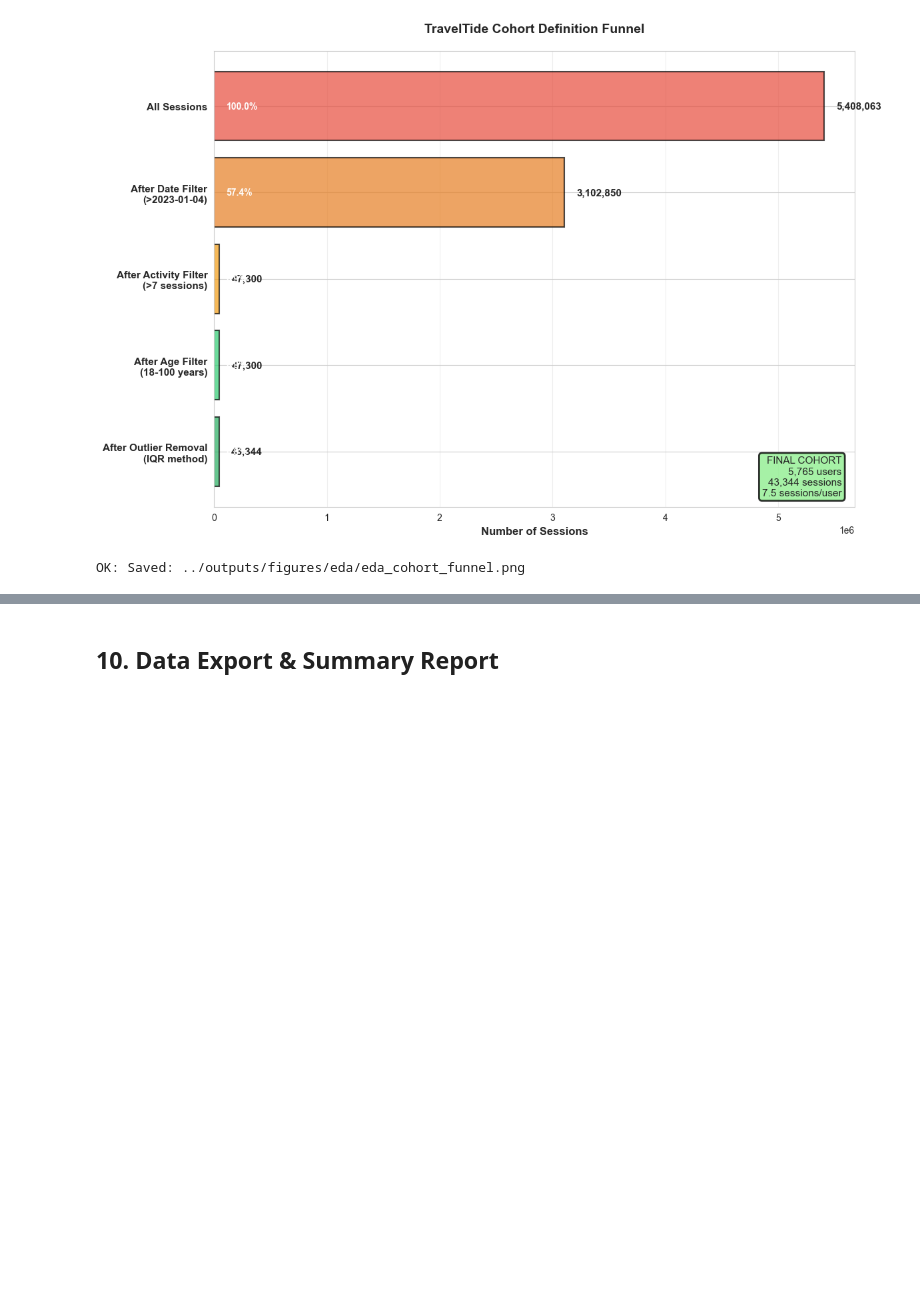
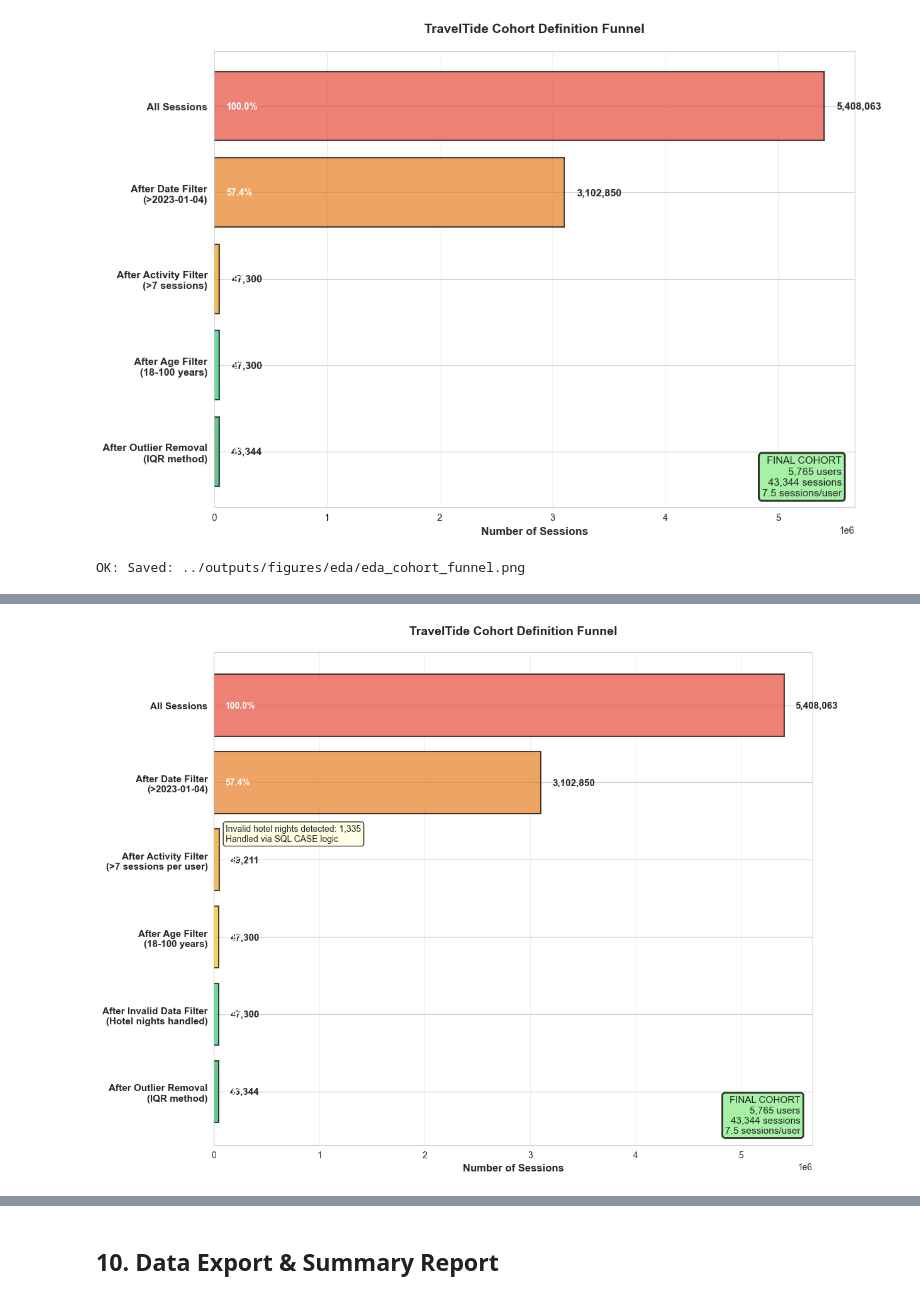
Before and after one commit to albertodiazdurana/TravelTide_Customer_Segmentation, a Jupyter notebook: notebooks/01_EDA_data_quality_cohort.ipynb, the cells around one changed output, grey strips where cells are left out. Saved outputs shown, nothing was run; the diff lists cells and outputs as text; code cells hidden in the pictures; blank space fills up the shorter version.

```diff
--- a/notebooks/01_EDA_data_quality_cohort.ipynb
+++ b/notebooks/01_EDA_data_quality_cohort.ipynb
@@ -812,0 +866,98 @@ OK: Saved: ../outputs/figures/eda/eda_cohort_funnel.png
+# %%
+# Create cohort funnel showing filtering steps
+print("CREATING COHORT FUNNEL VISUALIZATION")
+print("="*80)
+
+# Get metrics for each stage
+all_sessions_query = "SELECT COUNT(*) as count FROM sessions"
+all_sessions = pd.read_sql(all_sessions_query, engine)['count'][0]
+
+post_date_query = "SELECT COUNT(*) as count FROM sessions WHERE session_start > '2023-01-04'"
+post_date_sessions = pd.read_sql(post_date_query, engine)['count'][0]
+
+# Query sessions after activity filter (before age filter)
+activity_filter_query = """
+WITH filtered_users AS (
+  SELECT user_id
+  FROM sessions
+  WHERE session_start > '2023-01-04'
+  GROUP BY user_id
+  HAVING COUNT(*) > 7
+)
+SELECT COUNT(*) as count
+FROM sessions s
+INNER JOIN filtered_users fu ON s.user_id = fu.user_id
+WHERE s.session_start > '2023-01-04'
+"""
+activity_filter_sessions = pd.read_sql(activity_filter_query, engine)['count'][0]
+
+# We already have the final numbers
+final_sessions = len(session_base_clean)
+final_users = session_base_clean['user_id'].nunique()
+
+# Funnel stages
+stages = [
+    'All Sessions',
+    'After Date Filter\n(>2023-01-04)',
+    'After Activity Filter\n(>7 sessions per user)',
+    'After Age Filter\n(18-100 years)',
+    'After Invalid Data Filter\n(Hotel nights handled)',
+    'After Outlier Removal\n(IQR method)'
+]
+
+counts = [
+    all_sessions,
+    post_date_sessions,
+    activity_filter_sessions,
+    original_size,  # After age filter
+    original_size,  # After invalid nights (handled in SQL)
+    final_sessions
+]
+
+# Create funnel
+fig, ax = plt.subplots(figsize=(12, 9))
+
+colors = ['#e74c3c', '#e67e22', '#f39c12', '#f1c40f', '#2ecc71', '#27ae60']
+y_positions = range(len(stages))
+
+for i, (stage, count, color) in enumerate(zip(stages, counts, colors)):
+    ax.barh(i, count, color=color, alpha=0.7, edgecolor='black', linewidth=1.5)
+
+    # Add count label
+    ax.text(count + all_sessions * 0.02, i, f'{count:,}',
+            va='center', fontweight='bold', fontsize=11)
+
+    # Add percentage retained
+    pct = (count / all_sessions) * 100
+    ax.text(all_sessions * 0.02, i, f'{pct:.1f}%',
+            va='center', ha='left', fontweight='bold', fontsize=10, color='white')
+
+ax.set_yticks(y_positions)
+ax.set_yticklabels(stages, fontsize=11, fontweight='bold')
+ax.set_xlabel('Number of Sessions', fontweight='bold', fontsize=12)
+ax.set_title('TravelTide Cohort Definition Funnel', fontweight='bold', fontsize=14, pad=20)
+ax.invert_yaxis()
+ax.grid(axis='x', alpha=0.3)
+
+# Add data quality note
+if invalid_nights_count > 0:
+    quality_note = f"Invalid hotel nights detected: {invalid_nights_count:,}\nHandled via SQL CASE logic"
+else:
+    quality_note = f"Invalid hotel nights: 0 detected\nData quality: Excellent"
+
+ax.text(0.02, 0.65, quality_note, transform=ax.transAxes,
+        fontsize=10, verticalalignment='top', horizontalalignment='left',
+        bbox=dict(boxstyle='round', facecolor='lightyellow', alpha=0.8, edgecolor='black', linewidth=1))
+
+# Add final cohort summary box
+summary_text = f"FINAL COHORT\n{final_users:,} users\n{final_sessions:,} sessions\n{final_sessions/final_users:.1f} sessions/user"
+ax.text(0.98, 0.02, summary_text, transform=ax.transAxes,
+        fontsize=11, verticalalignment='bottom', horizontalalignment='right',
+        bbox=dict(boxstyle='round', facecolor='lightgreen', alpha=0.8, edgecolor='black', linewidth=2))
+
+plt.tight_layout()
+plt.savefig(f'{FIGURES_EDA}eda_cohort_funnel.png', dpi=300, bbox_inches='tight')
+plt.show()
+
+print(f"\nOK: Saved: {FIGURES_EDA}eda_cohort_funnel.png")
+# %% [output]
@@ -812,0 +966 @@ OK: Saved: ../outputs/figures/eda/eda_cohort_funnel.png
+[figure, added]
```
Also changed, not shown: parts of 5 cells of this notebook, 10 other files.
